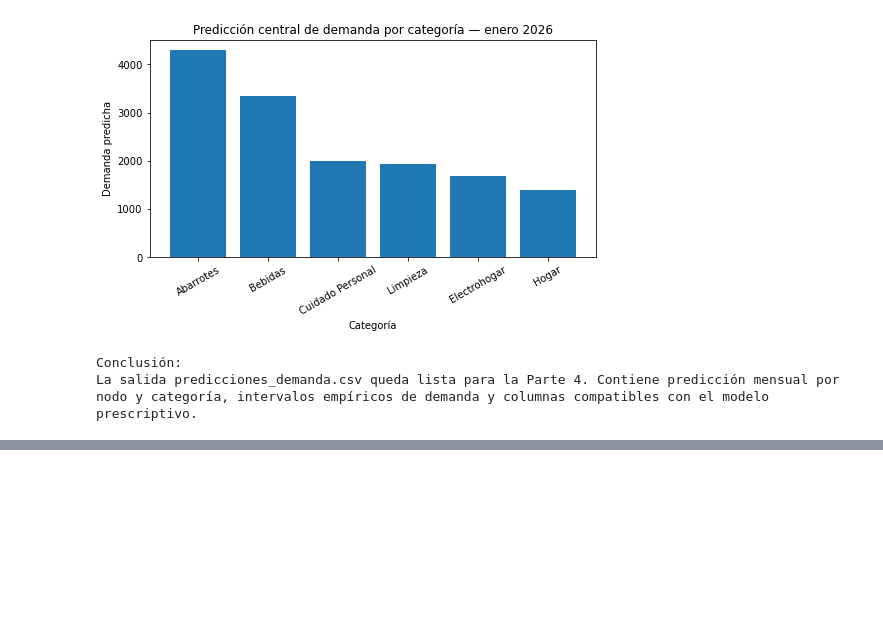
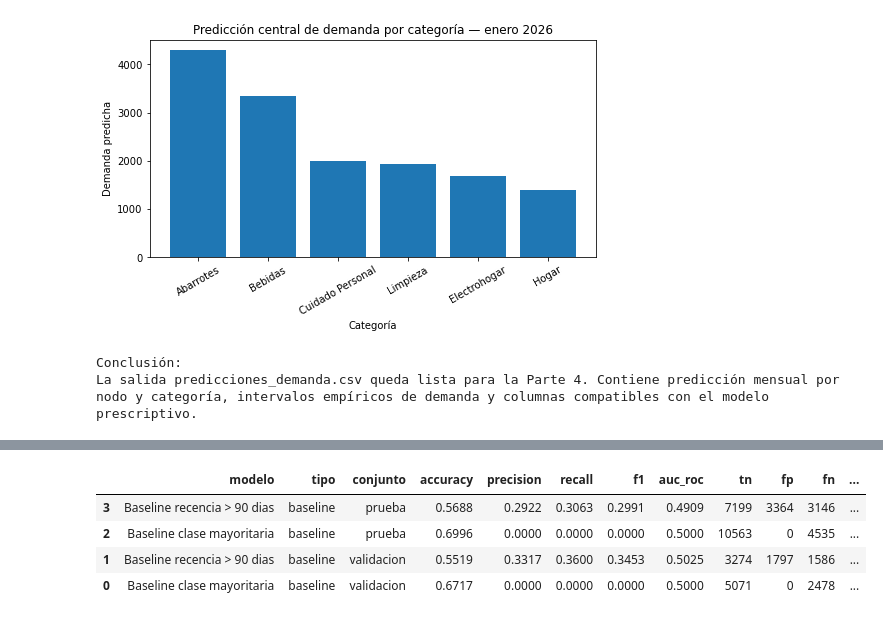
Before and after one commit to yeyson-cano/proyecto-andinaretail, a Jupyter notebook: notebooks/03_predictivo.ipynb, the cells around one changed output, grey strips where cells are left out. Saved outputs shown, nothing was run; the diff lists cells and outputs as text; code cells hidden in the pictures; blank space fills up the shorter version.

```diff
--- a/notebooks/03_predictivo.ipynb
+++ b/notebooks/03_predictivo.ipynb
@@ -807,0 +1063,67 @@ La salida predicciones_demanda.csv queda lista para la Parte 4. Contiene predicc
+# %%
+def calcular_metricas_churn(y_true, y_pred, y_proba) -> dict:
+    y_true = np.asarray(y_true, dtype=int)
+    y_pred = np.asarray(y_pred, dtype=int)
+    y_proba = np.asarray(y_proba, dtype=float)
+
+    accuracy = accuracy_score(y_true, y_pred)
+    precision = precision_score(y_true, y_pred, zero_division=0)
+    recall = recall_score(y_true, y_pred, zero_division=0)
+    f1 = f1_score(y_true, y_pred, zero_division=0)
+    auc_roc = roc_auc_score(y_true, y_proba) if len(np.unique(y_true)) == 2 else np.nan
+    tn, fp, fn, tp = confusion_matrix(y_true, y_pred, labels=[0, 1]).ravel()
+
+    return {
+        "accuracy": accuracy,
+        "precision": precision,
+        "recall": recall,
+        "f1": f1,
+        "auc_roc": auc_roc,
+        "tn": tn,
+        "fp": fp,
+        "fn": fn,
+        "tp": tp
+    }
+
+def evaluar_churn(nombre: str, tipo: str, conjunto: str, y_true, y_pred, y_proba) -> dict:
+    return {
+        "modelo": nombre,
+        "tipo": tipo,
+        "conjunto": conjunto,
+        **calcular_metricas_churn(y_true, y_pred, y_proba)
+    }
+
+metricas_churn_registros = []
+
+# Baseline 1: clase mayoritaria aprendida en entrenamiento
+dummy_mayoria = DummyClassifier(strategy="most_frequent")
+dummy_mayoria.fit(train_churn_df[["recencia_dias"]], train_churn_df["churn_90d"].astype(int))
+
+for conjunto, df in [("validacion", valid_churn_df), ("prueba", test_churn_df)]:
+    y_true = df["churn_90d"].astype(int)
+    pred_mayoria = dummy_mayoria.predict(df[["recencia_dias"]])
+    if hasattr(dummy_mayoria, "predict_proba"):
+        proba_mayoria = dummy_mayoria.predict_proba(df[["recencia_dias"]])[:, 1]
+    else:
+        proba_mayoria = pred_mayoria.astype(float)
+
+    metricas_churn_registros.append(
+        evaluar_churn("Baseline clase mayoritaria", "baseline", conjunto, y_true, pred_mayoria, proba_mayoria)
+    )
+
+    # Baseline 2: regla por recencia. Si no compró en más de 90 días, se marca como riesgo
+    pred_recencia = (df["recencia_dias"] > 90).astype(int)
+    proba_recencia = np.clip(df["recencia_dias"] / 365, 0, 1)
+
+    metricas_churn_registros.append(
+        evaluar_churn("Baseline recencia > 90 dias", "baseline", conjunto, y_true, pred_recencia, proba_recencia)
+    )
+
+metricas_churn_baselines = pd.DataFrame(metricas_churn_registros)
+display(metricas_churn_baselines.sort_values(["conjunto", "f1", "auc_roc"], ascending=[True, False, False]))
+# %% [output]
+|  | modelo | tipo | conjunto | accuracy | precision | recall | f1 | auc_roc | tn | fp | fn | ... |
+| 3 | Baseline recencia > 90 dias | baseline | prueba | 0.5688 | 0.2922 | 0.3063 | 0.2991 | 0.4909 | 7199 | 3364 | 3146 | ... |
+| 2 | Baseline clase mayoritaria | baseline | prueba | 0.6996 | 0.0000 | 0.0000 | 0.0000 | 0.5000 | 10563 | 0 | 4535 | ... |
+| 1 | Baseline recencia > 90 dias | baseline | validacion | 0.5519 | 0.3317 | 0.3600 | 0.3453 | 0.5025 | 3274 | 1797 | 1586 | ... |
+| 0 | Baseline clase mayoritaria | baseline | validacion | 0.6717 | 0.0000 | 0.0000 | 0.0000 | 0.5000 | 5071 | 0 | 2478 | ... |
```
Also changed, not shown: parts of 19 cells of this notebook, 5 other files.
